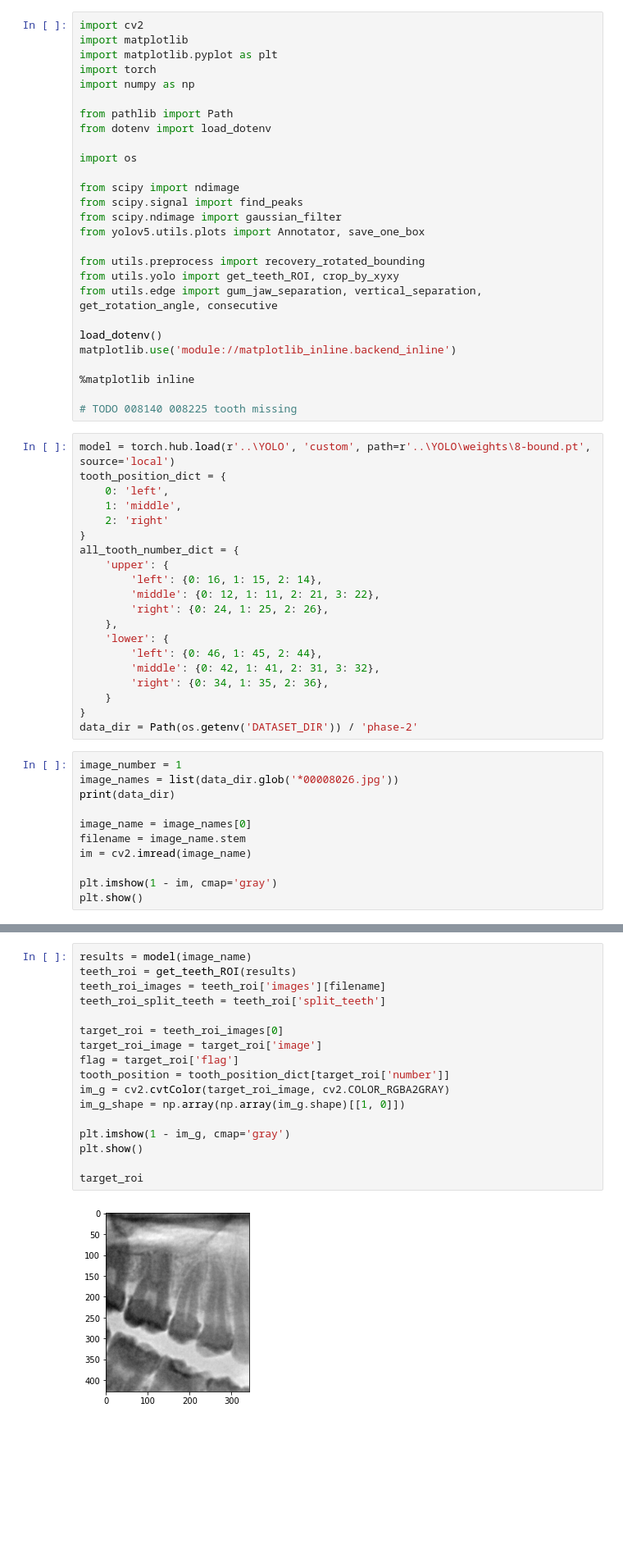
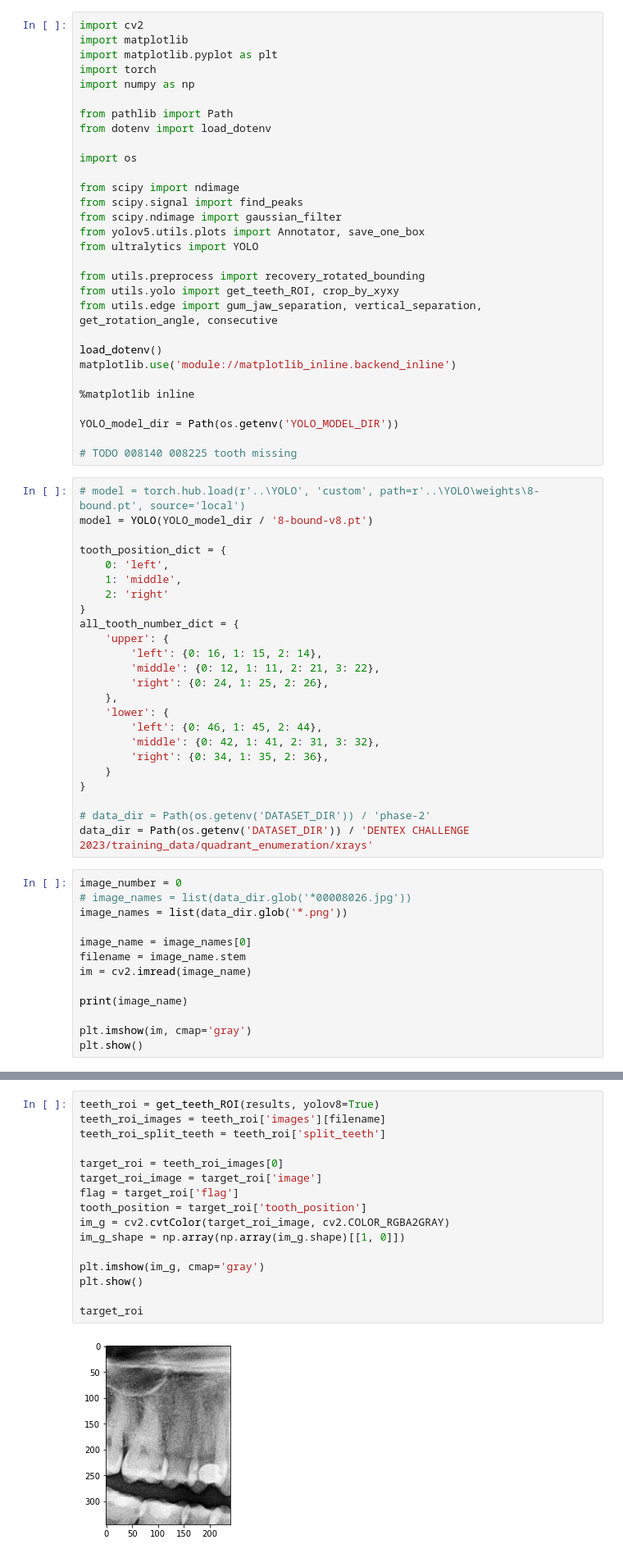
Before and after one commit to alan8365/dentist-CV, a Jupyter notebook: edge/tooth_isolation_demo.ipynb, the cells around one changed output, grey strips where cells are left out. Shown at 82% size. Cells and saved outputs as stored; diff of their text form; blank space fills up the shorter version.

```diff
--- a/edge/tooth_isolation_demo.ipynb
+++ b/edge/tooth_isolation_demo.ipynb
@@ -14,6 +14,7 @@ from scipy import ndimage
 from scipy.signal import find_peaks
 from scipy.ndimage import gaussian_filter
 from yolov5.utils.plots import Annotator, save_one_box
+from ultralytics import YOLO
 
 from utils.preprocess import recovery_rotated_bounding
 from utils.yolo import get_teeth_ROI, crop_by_xyxy
@@ -24,9 +25,13 @@ matplotlib.use('module://matplotlib_inline.backend_inline')
 
 %matplotlib inline
 
+YOLO_model_dir = Path(os.getenv('YOLO_MODEL_DIR'))
+
 # TODO 008140 008225 tooth missing
 # %%
-model = torch.hub.load(r'..\YOLO', 'custom', path=r'..\YOLO\weights\8-bound.pt', source='local')
+# model = torch.hub.load(r'..\YOLO', 'custom', path=r'..\YOLO\weights\8-bound.pt', source='local')
+model = YOLO(YOLO_model_dir / '8-bound-v8.pt')
+
 tooth_position_dict = {
     0: 'left',
     1: 'middle',
@@ -44,16 +49,20 @@ all_tooth_number_dict = {
         'right': {0: 34, 1: 35, 2: 36},
     }
 }
-data_dir = Path(os.getenv('DATASET_DIR')) / 'phase-2'
+
+# data_dir = Path(os.getenv('DATASET_DIR')) / 'phase-2'
+data_dir = Path(os.getenv('DATASET_DIR')) / 'DENTEX CHALLENGE 2023/training_data/quadrant_enumeration/xrays'
 # %%
-image_number = 1
-image_names = list(data_dir.glob('*00008026.jpg'))
-print(data_dir)
+image_number = 0
+# image_names = list(data_dir.glob('*00008026.jpg'))
+image_names = list(data_dir.glob('*.png'))
 
 image_name = image_names[0]
 filename = image_name.stem
 im = cv2.imread(image_name)
 
-plt.imshow(1 - im, cmap='gray')
+print(image_name)
+
+plt.imshow(im, cmap='gray')
 plt.show()
 # %% [output]
@@ -62,20 +76,19 @@ E:\Codes\PycharmProjects\Datasets\phase-2
 # %%
-results = model(image_name)
-teeth_roi = get_teeth_ROI(results)
+teeth_roi = get_teeth_ROI(results, yolov8=True)
 teeth_roi_images = teeth_roi['images'][filename]
 teeth_roi_split_teeth = teeth_roi['split_teeth']
 
 target_roi = teeth_roi_images[0]
 target_roi_image = target_roi['image']
 flag = target_roi['flag']
-tooth_position = tooth_position_dict[target_roi['number']]
+tooth_position = target_roi['tooth_position']
 im_g = cv2.cvtColor(target_roi_image, cv2.COLOR_RGBA2GRAY)
 im_g_shape = np.array(np.array(im_g.shape)[[1, 0]])
 
-plt.imshow(1 - im_g, cmap='gray')
+plt.imshow(im_g, cmap='gray')
 plt.show()
 
 target_roi
 # %% [output]
-[figure, old version]
+[figure, new version]
 {'flag': 'upper',
```
Also changed, not shown: parts of 10 cells of this notebook, 24 other files.
